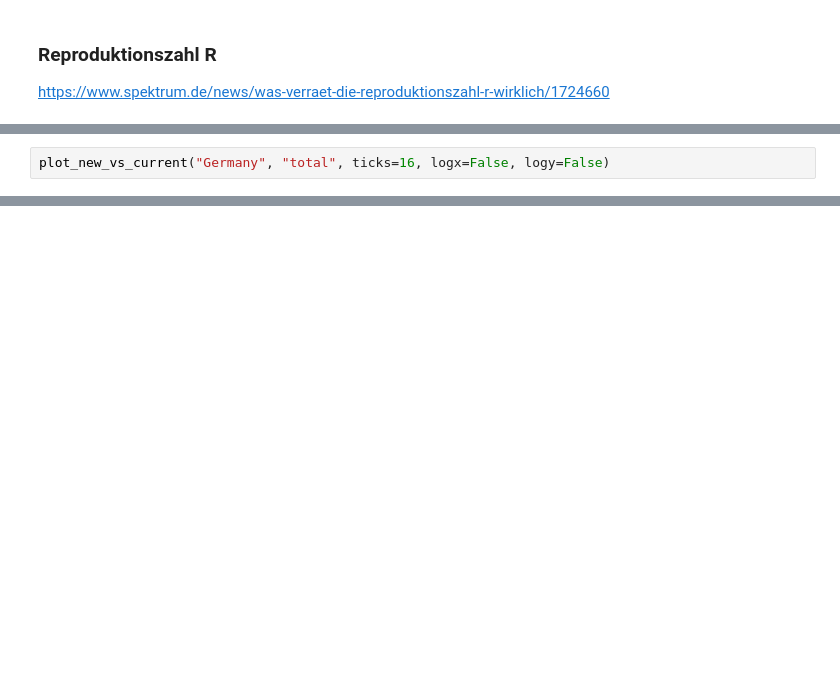
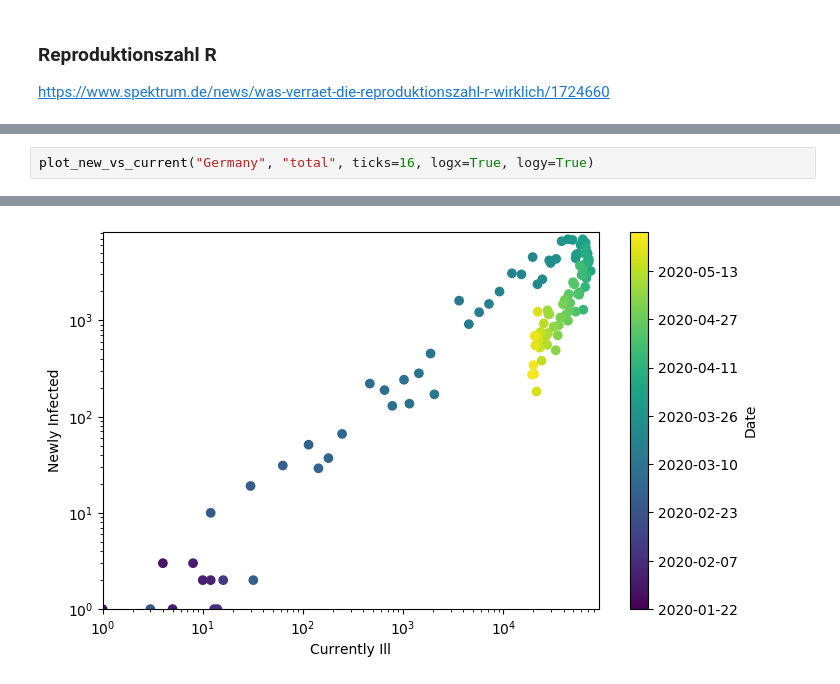
Before and after one commit to daniel-kappe/CoronaPy, a Jupyter notebook: Corona.ipynb, the cells around one changed output, grey strips where cells are left out. Saved outputs shown, nothing was run; the diff lists cells and outputs as text; blank space fills up the shorter version.

```diff
--- a/Corona.ipynb
+++ b/Corona.ipynb
@@ -317,3 +631,3 @@ plot_reproduction_number("Germany", "total", sigma=1.5, ticks=20, yrange=[0,2])
 # %%
-plot_new_vs_current("Germany", "total", ticks=16, logx=False, logy=False)
+plot_new_vs_current("Germany", "total", ticks=16, logx=True, logy=True)
 # %% [output]
@@ -321,0 +634 @@ plot_new_vs_current("Germany", "total", ticks=16, logx=False, logy=False)
+[figure, added]
```
Also changed, not shown: parts of 24 cells of this notebook, 1 other file.
